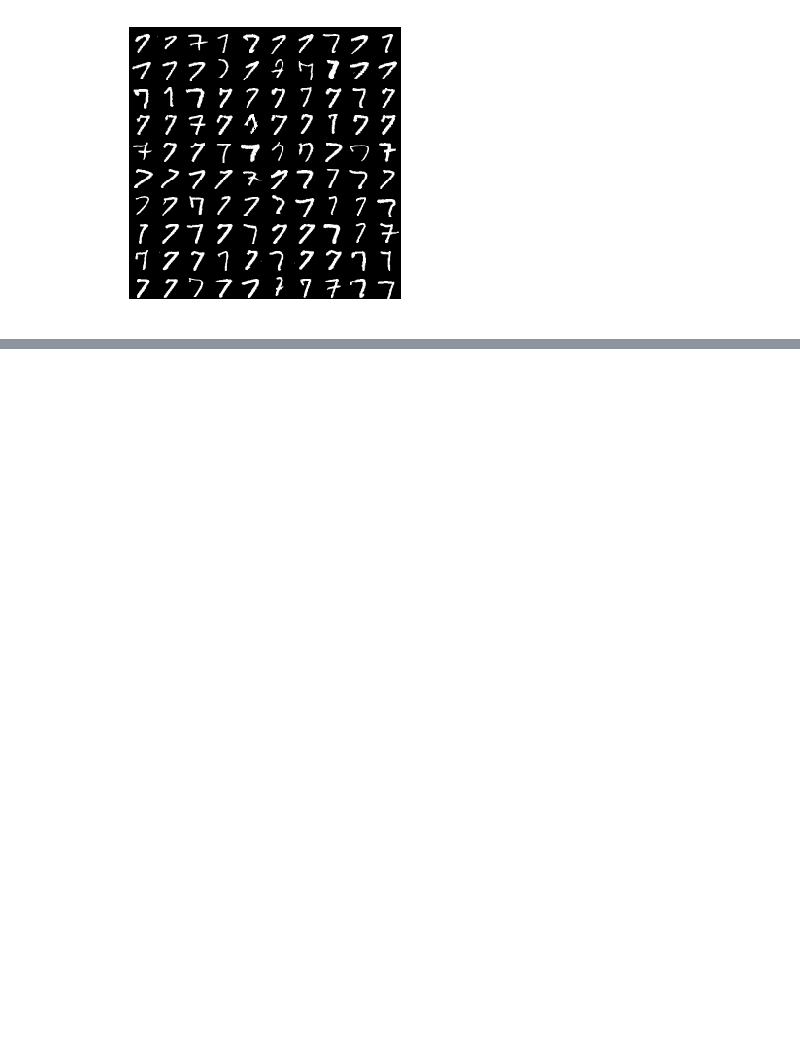
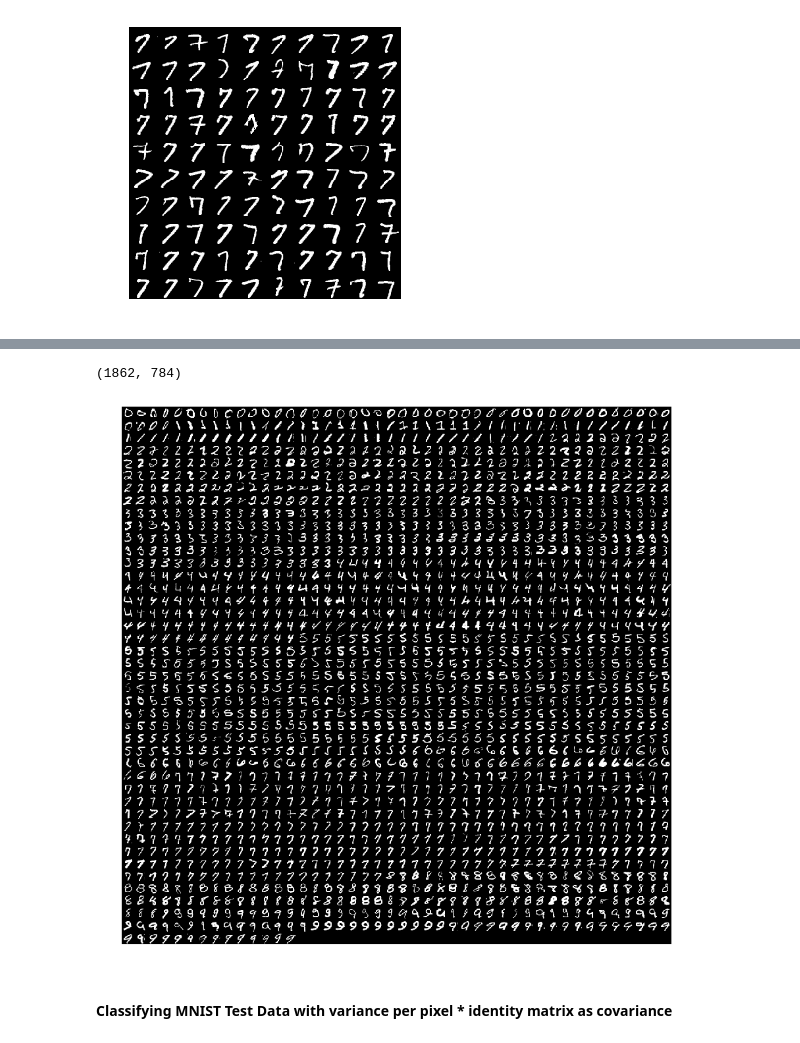
Before and after one commit to mlhhu2017/identifyDigit, a Jupyter notebook: cornelius/gaussian_classifier.ipynb, the cells around one changed output, grey strips where cells are left out. Saved outputs shown, nothing was run; the diff lists cells and outputs as text; code cells hidden in the pictures; blank space fills up the shorter version.

```diff
--- a/cornelius/gaussian_classifier.ipynb
+++ b/cornelius/gaussian_classifier.ipynb
@@ -52,5 +149,9 @@ mu.show_nums(np.array(mys), xsize=5, ysize=5)
 # %%
-# calculate pdf's for all numbers with the different sigma
-p_id  = [multivariate_normal(mean=mys[i], cov=sigma_id)     for i in range(10)]
-p_var = [multivariate_normal(mean=mys[i], cov=sigma_var[i]) for i in range(10)]
+# calculate covariance
+sigma_cov = [np.cov(num_arrays[i].T) for i in range(10)]
+
+# calculate pdf's for all numbers
 p_cov = [multivariate_normal(mean=mys[i], cov=sigma_cov[i], allow_singular=True) for i in range(10)]
+
+# predict test data
+result_cov = predict_nums(p_cov, test)
@@ -142,28 +157,0 @@ Answer: ...4...
-# %%
-# calculate predicted numbers for all test images
-result_id  = []
-result_var = []
-result_cov = []
-for idx, val in enumerate(test):
-    # set logpdf of 0 as max at start
-    max_id  = (0, p_id[0].logpdf(val))
-    max_var = (0, p_var[0].logpdf(val))
-    max_cov = (0, p_cov[0].logpdf(val))
-    for i in range(1, 10):
-        # calculate logpdf for every number in 1 - 9
-        pdf_id  = (i, p_id[i].logpdf(val))
-        pdf_var = (i, p_var[i].logpdf(val))
-        pdf_cov = (i, p_cov[i].logpdf(val))
-
-        # check if logpdf > max and save max
-        if pdf_id[1]  > max_id[1]:
-            max_id = pdf_id
-        if pdf_var[1] > max_var[1]:
-            max_var = pdf_var
-        if pdf_cov[1] > max_cov[1]:
-            max_cov = pdf_cov
-
-    # append predicted number to result vector
-    result_id.append(max_id[0])
-    result_var.append(max_var[0])
-    result_cov.append(max_cov[0])
@@ -169,0 +171,10 @@ for idx, val in enumerate(test):
+# %%
+# show wrong classified numbers
+wrong_cov = find_wrong(test, test_labels, result_cov)
+mu.show_nums(wrong_cov)
+print(wrong_cov.shape)
+# %% [output]
+(1862, 784)
+[figure, added]
+# %% [markdown]
+#### Classifying MNIST Test Data with variance per pixel * identity matrix as covariance
```
Also changed, not shown: parts of 30 cells of this notebook.
